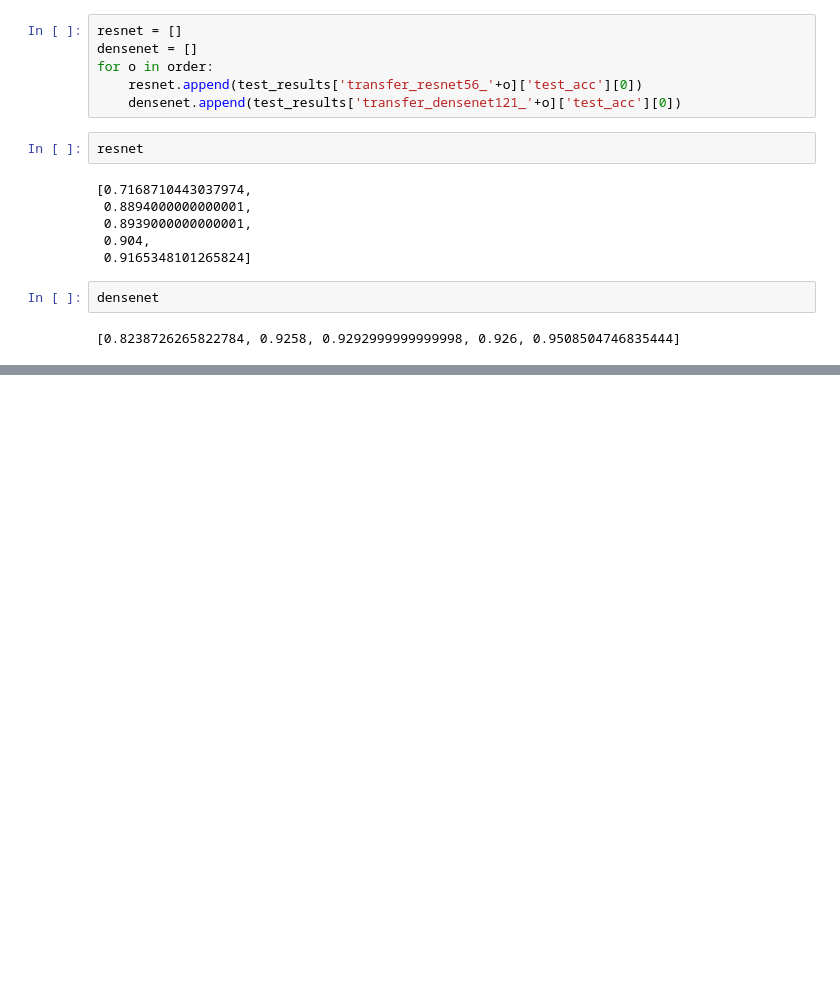
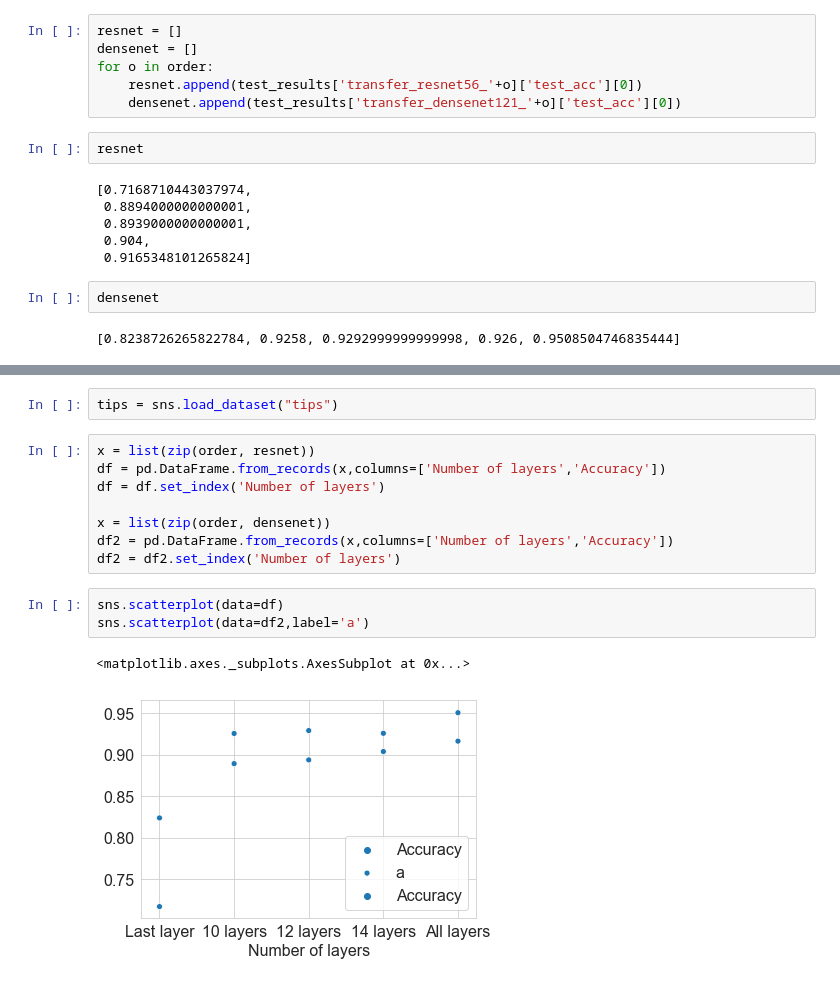
Before and after one commit to nanton96/An-Empirical-Evaluation-of-Adversarial-Robustness-under-Transfer-Learning, a Jupyter notebook: notebooks/Transfer Learning Acc by No of Layers.ipynb, the cells around one changed output, grey strips where cells are left out. Saved outputs shown, nothing was run; the diff lists cells and outputs as text; blank space fills up the shorter version.

```diff
--- a/notebooks/Transfer Learning Acc by No of Layers.ipynb
+++ b/notebooks/Transfer Learning Acc by No of Layers.ipynb
@@ -66,0 +105,16 @@ plt.scatter(x=order, y=densenet)
+# %%
+tips = sns.load_dataset("tips")
+# %%
+x = list(zip(order, resnet))
+df = pd.DataFrame.from_records(x,columns=['Number of layers','Accuracy'])
+df = df.set_index('Number of layers')
+
+x = list(zip(order, densenet))
+df2 = pd.DataFrame.from_records(x,columns=['Number of layers','Accuracy'])
+df2 = df2.set_index('Number of layers')
+# %%
+sns.scatterplot(data=df)
+sns.scatterplot(data=df2,label='a')
+# %% [output]
+<matplotlib.axes._subplots.AxesSubplot at 0x...>
+[figure, added]
```
Also changed, not shown: parts of 7 cells of this notebook, 1 other file.
